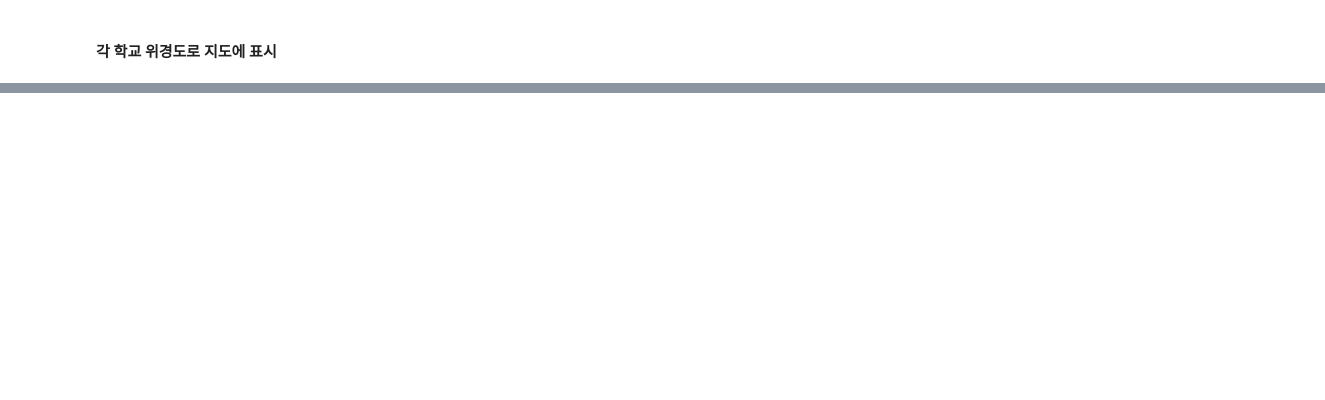
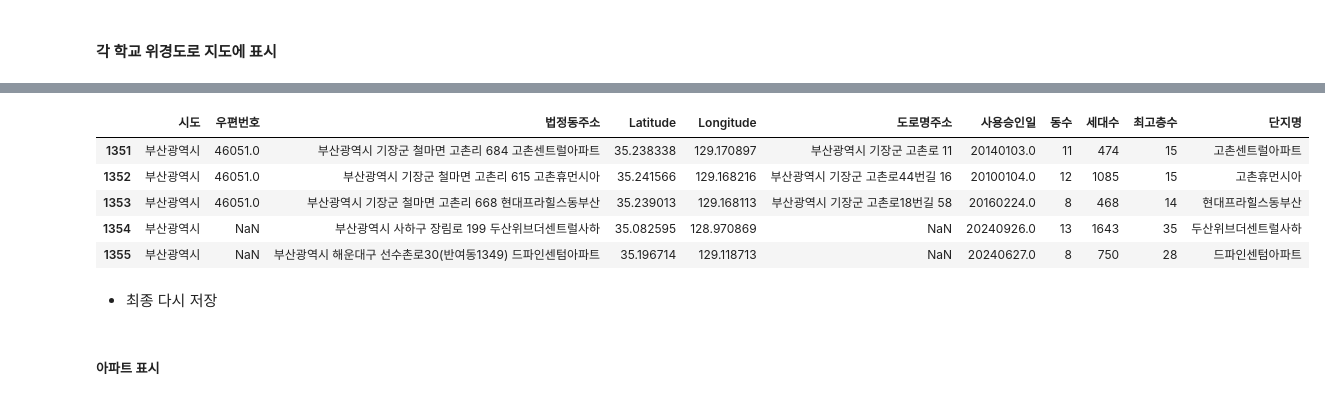
Before and after one commit to hugoMGSung/works-need-it-data-analysis, a Jupyter notebook: hugo-personal-project-2024/hg03-elementaryschools-analysis_new.ipynb, the cells around one changed output, grey strips where cells are left out. Drawn from its saved outputs; the diff is of its cells as text; code cells hidden in the pictures; blank space fills up the shorter version.

```diff
--- a/hugo-personal-project-2024/hg03-elementaryschools-analysis_new.ipynb
+++ b/hugo-personal-project-2024/hg03-elementaryschools-analysis_new.ipynb
@@ -227,0 +310,3 @@ map
+# %%
+df_last_apt = pd.read_excel('./부산아파트_위경도_정리.xlsx')
+df_last_apt.tail()
@@ -227,0 +338,13 @@ map
+# %%
+df_last_apt['단지명'] = df_busan_apts[['단지명']]
+# %%
+df_last_apt.tail()
+# %% [output]
+|  | 시도 | 우편번호 | 법정동주소 | Latitude | Longitude | 도로명주소 | 사용승인일 | 동수 | 세대수 | 최고층수 | 단지명 |
+| 1351 | 부산광역시 | 46051.0 | 부산광역시 기장군 철마면 고촌리 684 고촌센트럴아파트 | 35.238338 | 129.170897 | 부산광역시 기장군 고촌로 11 | 20140103.0 | 11 | 474 | 15 | 고촌센트럴아파트 |
+| 1352 | 부산광역시 | 46051.0 | 부산광역시 기장군 철마면 고촌리 615 고촌휴먼시아 | 35.241566 | 129.168216 | 부산광역시 기장군 고촌로44번길 16 | 20100104.0 | 12 | 1085 | 15 | 고촌휴먼시아 |
+| 1353 | 부산광역시 | 46051.0 | 부산광역시 기장군 철마면 고촌리 668 현대프라힐스동부산 | 35.239013 | 129.168113 | 부산광역시 기장군 고촌로18번길 58 | 20160224.0 | 8 | 468 | 14 | 현대프라힐스동부산 |
+| 1354 | 부산광역시 | NaN | 부산광역시 사하구 장림로 199 두산위브더센트럴사하 | 35.082595 | 128.970869 | NaN | 20240926.0 | 13 | 1643 | 35 | 두산위브더센트럴사하 |
+| 1355 | 부산광역시 | NaN | 부산광역시 해운대구 선수촌로30(반여동1349) 드파인센텀아파트 | 35.196714 | 129.118713 | NaN | 20240627.0 | 8 | 750 | 28 | 드파인센텀아파트 |
+# %% [markdown]
+- 최종 다시 저장
@@ -227,0 +353,2 @@ map
+# %% [markdown]
+##### 아파트 표시
```
Also changed, not shown: parts of 20 cells of this notebook, 7 other files.
